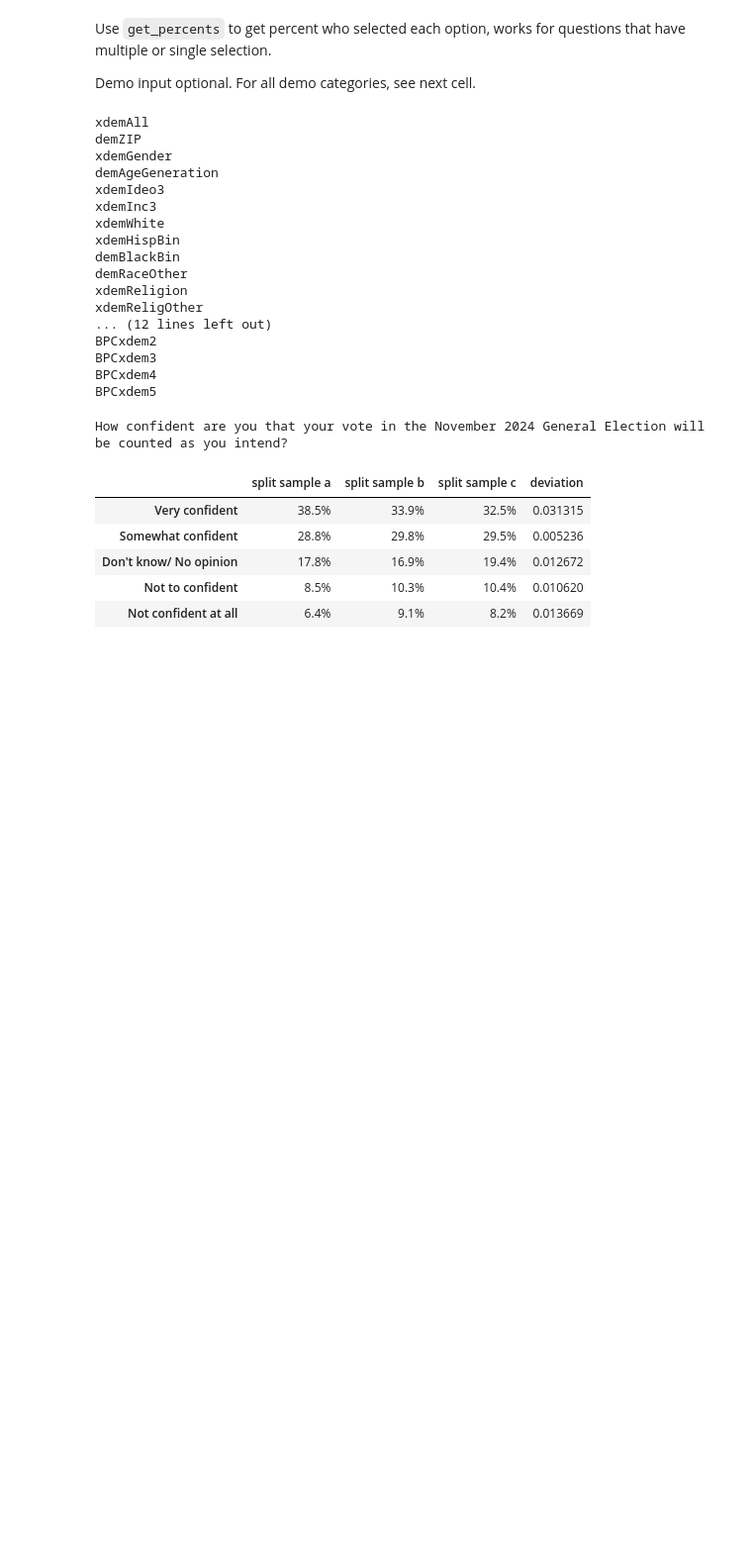
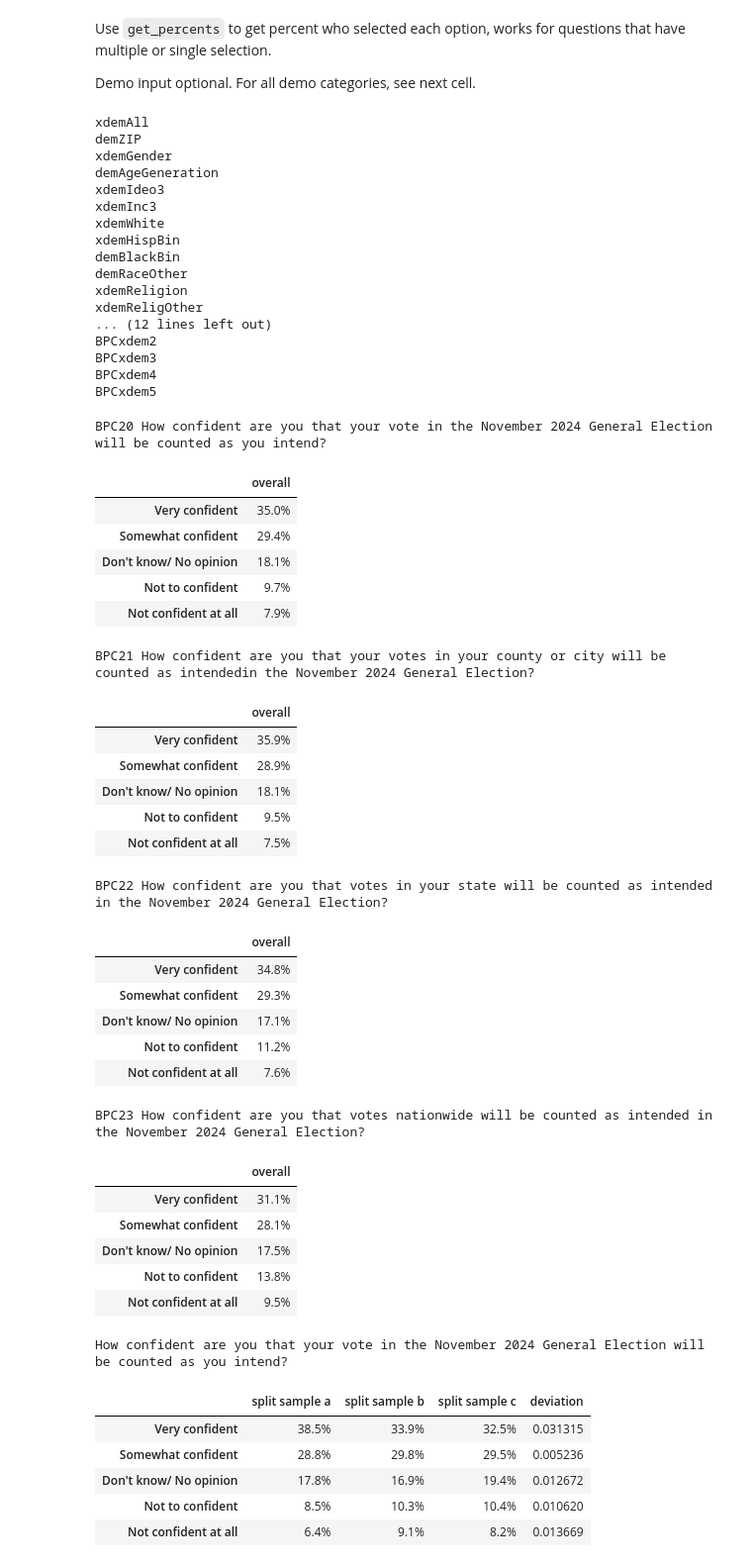
Before and after one commit to Bipartisan-Policy-Center/bpc-election-information-surveys, a Jupyter notebook: analyses.ipynb, the cells around one changed output. Shown: that part at 99% size. Drawn from its saved outputs; the diff is of its cells as text; code cells hidden in the pictures; blank space fills up the shorter version.

Commit message:
overall confidence

```diff
--- a/analyses.ipynb
+++ b/analyses.ipynb
@@ -47,6 +47,43 @@ BPCxdem2
 BPCxdem3
 BPCxdem4
 BPCxdem5
+# %%
+## OVERALL CONFIDENCE RATES
+
+demo = None
+question_number = 20
+
+for i in range(20,24):
+    display(mc_processor.run_confidence(data,codebook,q_codebook,i).map(lambda x: f"{x:.1%}"))
+# %% [output]
+BPC20 How confident are you that your vote in the November 2024 General Election will be counted as you intend?
+|  | overall |
+| Very confident | 35.0% |
+| Somewhat confident | 29.4% |
+| Don't know/ No opinion | 18.1% |
+| Not to confident | 9.7% |
+| Not confident at all | 7.9% |
+BPC21 How confident are you that your votes in your county or city will be counted as intendedin the November 2024 General Election?
+|  | overall |
+| Very confident | 35.9% |
+| Somewhat confident | 28.9% |
+| Don't know/ No opinion | 18.1% |
+| Not to confident | 9.5% |
+| Not confident at all | 7.5% |
+BPC22 How confident are you that votes in your state will be counted as intended in the November 2024 General Election?
+|  | overall |
+| Very confident | 34.8% |
+| Somewhat confident | 29.3% |
+| Don't know/ No opinion | 17.1% |
+| Not to confident | 11.2% |
+| Not confident at all | 7.6% |
+BPC23 How confident are you that votes nationwide will be counted as intended in the November 2024 General Election?
+|  | overall |
+| Very confident | 31.1% |
+| Somewhat confident | 28.1% |
+| Don't know/ No opinion | 17.5% |
+| Not to confident | 13.8% |
+| Not confident at all | 9.5% |
 # %%
 ## TO ASK FOR CONFIDENCE QUESTIONS
 
```
Also changed, not shown: 1 other file.
